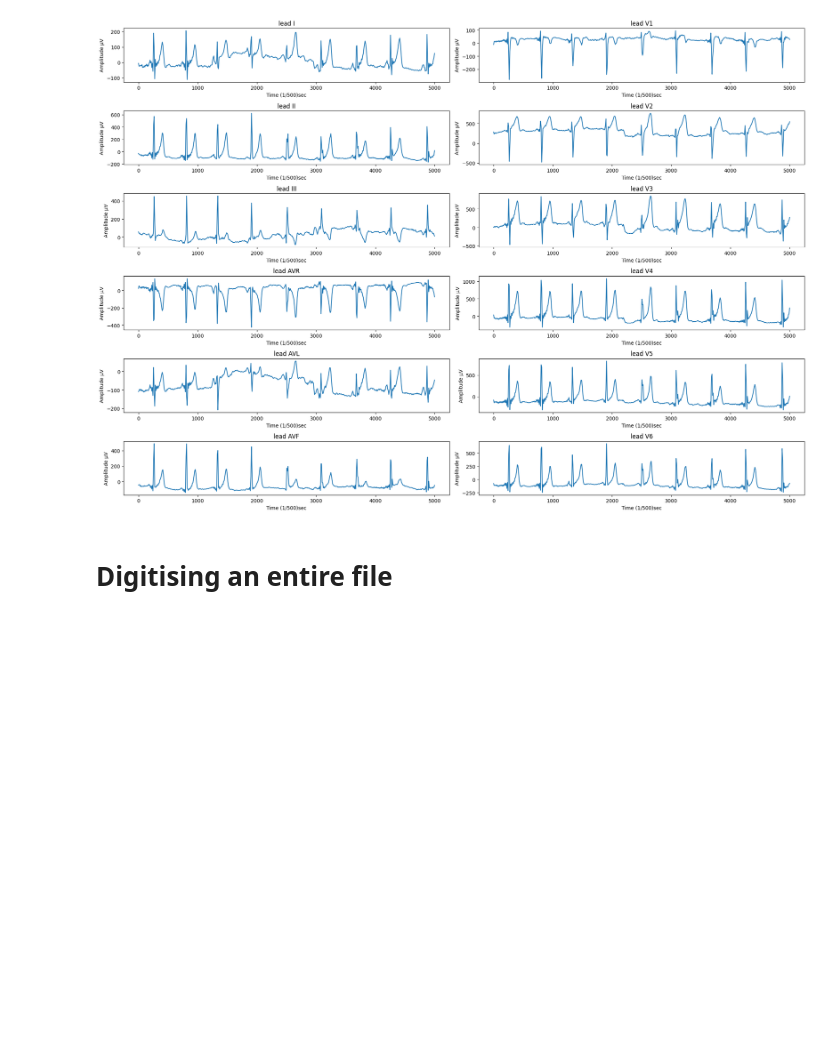
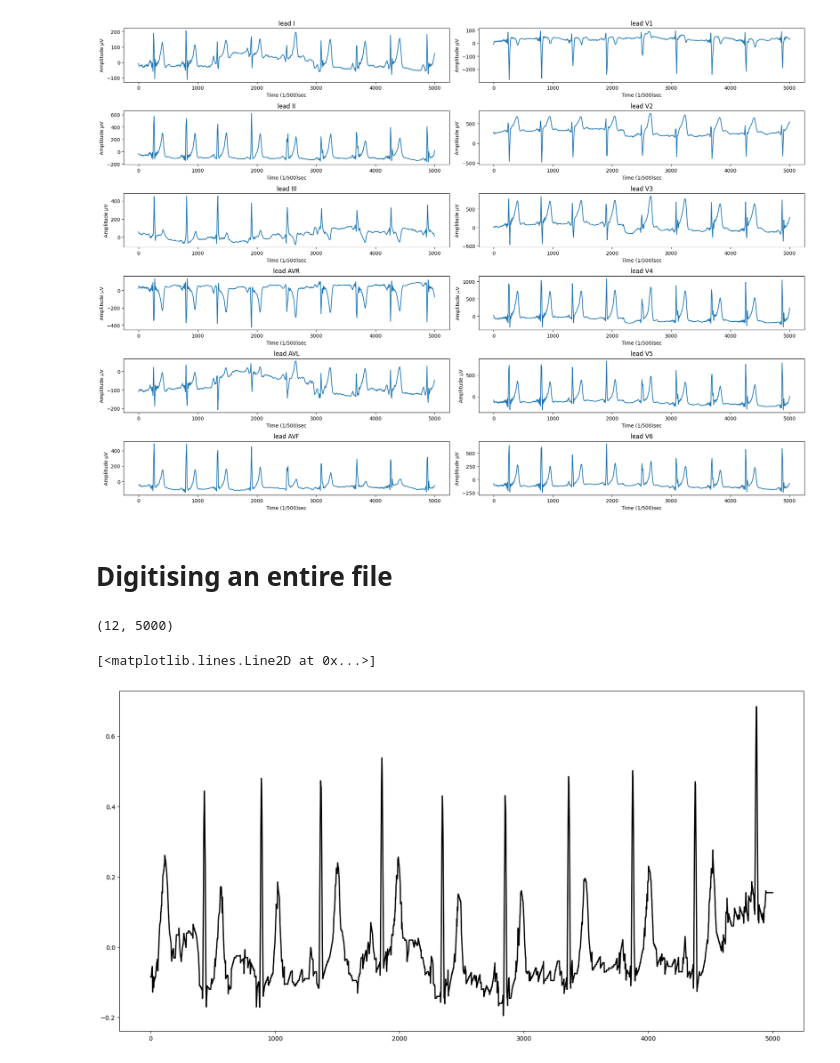
Before and after one commit to UMMISCO/ecgtizer, a Jupyter notebook: Test_ECGtizer.ipynb, the cells around one changed output. Cells and saved outputs as stored; diff of their text form; code cells hidden in the pictures; blank space fills up the shorter version.

```diff
--- a/Test_ECGtizer.ipynb
+++ b/Test_ECGtizer.ipynb
@@ -73,3 +88,35 @@ for file in tqdm(files):
         ecg_extracted.save_xml('data/PTB-XL/Digitized/'+file.split('.')[0]+'.xml')
     except Exception as e:
         pass
+# %%
+import pandas as pd
+import numpy as np
+import matplotlib.pyplot as plt
+from scipy.interpolate import interp1d
+def read_csv_file(file):
+    dic_sota = ["I","II","III","aVL", "aVR", "aVF","V1","V2","V3","V4","V5","V6"]
+    try:
+        test = pd.read_csv(file)
+        ecg = []
+        for l in dic_sota:
+            signal = test[l]
+            indices_original = np.arange(len(signal))
+            indices_nouveaux = np.linspace(0, len(signal) - 1, 5000)
+            fonction_interpolation = interp1d(indices_original, signal, kind='linear')
+            signal_interpole = fonction_interpolation(indices_nouveaux)
+            ecg.append(signal_interpole)
+    except FileNotFoundError:
+        ecg = np.zeros((12,5000))
+    return ecg
+# %%
+ecg = read_csv_file("data/PTB-XL/Original/00009_hr.csv")
+# %%
+print(np.array(ecg).shape)
+# %% [output]
+(12, 5000)
+# %%
+plt.figure(figsize=(20,10))
+plt.plot(ecg[1], c = "black", linewidth = 2)
+# %% [output]
+[<matplotlib.lines.Line2D at 0x...>]
+[figure, added]
```
Also changed, not shown: parts of 3 cells of this notebook, 7 other files.
